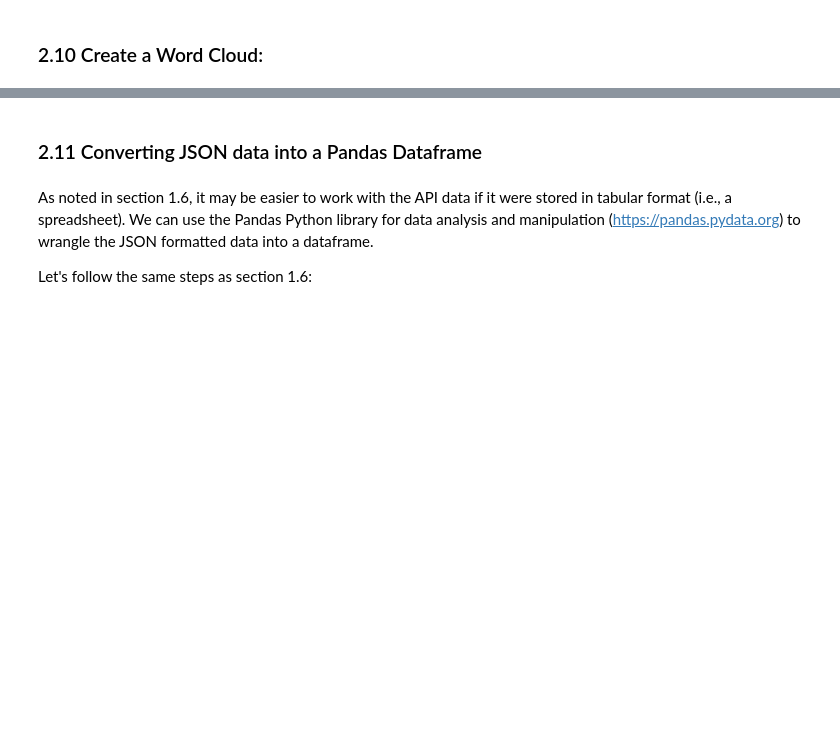
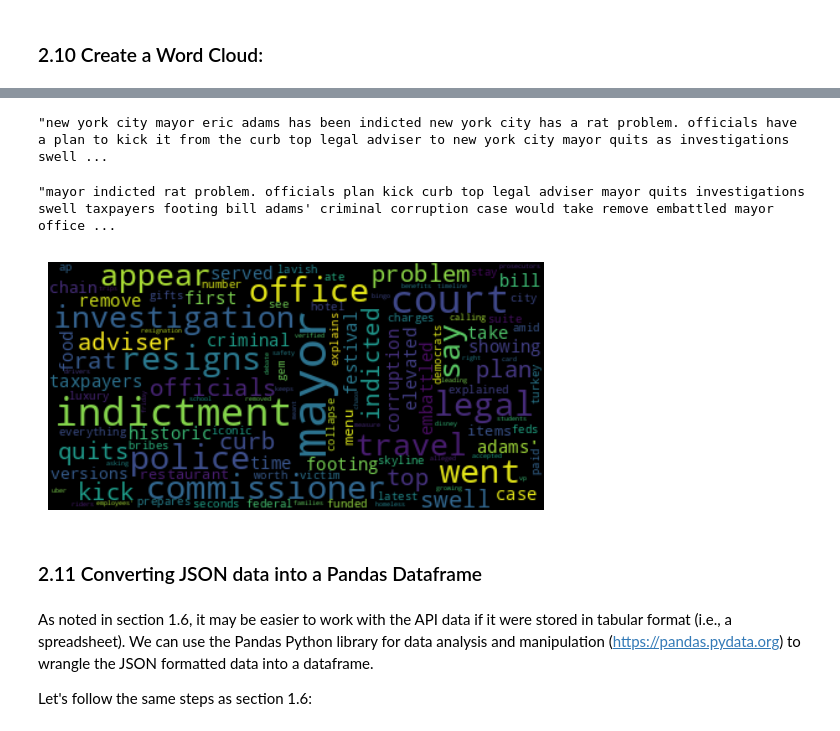
Before and after one commit to rskrisel/api_workshop, a Jupyter notebook: API_workshop.ipynb, the cells around one changed output, grey strips where cells are left out. Drawn from its saved outputs; the diff is of its cells as text; code cells hidden in the pictures; blank space fills up the shorter version.

```diff
--- a/API_workshop.ipynb
+++ b/API_workshop.ipynb
@@ -154,7 +221,7 @@ You can find your NewsAPI key at: https://newsapi.org/docs/authentication.
 
 Here, I add a dummy key. Make sure to replace it with your own key:
 # %%
-secret= '123456789' #replace with your key
+secret= '571e874fe6674690a5ea658e5937d47c' #replace with your key
 # %% [markdown]
 ### 2.4 Defining your endpoint and specifying the query
 # %% [markdown]
@@ -231,0 +350,15 @@ plt.show()
+# %%
+from nltk.corpus import stopwords
+
+# Ensure the stopwords corpus is downloaded
+nltk.download('stopwords')
+
+# Load English stopwords
+stop_words = set(stopwords.words('english'))
+
+# Add custom words to the stopwords set
+custom_words = ['new', 'york', 'city', 'eric', 'adams', 'nyc' ]  # Add single or multiple words
+stop_words.update(custom_words)  # Use update() to add multiple words
+
+# Now 'example' and 'test' are part of the stopwords list
+print(stop_words)
@@ -232,3 +369,23 @@ plt.show()
+# %%
+lowercase_string = ''.join([char.lower() for char in text_combined])
+# %%
+lowercase_string
+# %% [output]
+"new york city mayor eric adams has been indicted new york city has a rat problem. officials have a plan to kick it from the curb top legal adviser to new york city mayor quits as investigations swell ...
+# %%
+no_stops = ' '.join([word for word in lowercase_string.split() if word not in stop_words])
+# %%
+no_stops
+# %% [output]
+"mayor indicted rat problem. officials plan kick curb top legal adviser mayor quits investigations swell taxpayers footing bill adams' criminal corruption case would take remove embattled mayor office ...
+# %%
+wordcloud = WordCloud(max_font_size=40).generate(no_stops)
+plt.figure()
+plt.imshow(wordcloud, interpolation="bilinear")
+plt.axis("off")
+plt.show()
+# %% [output]
+[figure, added]
 # %% [markdown]
 ### 2.11 Converting JSON data into a Pandas Dataframe
 # %% [markdown]
```
Also changed, not shown: parts of 27 cells of this notebook.
